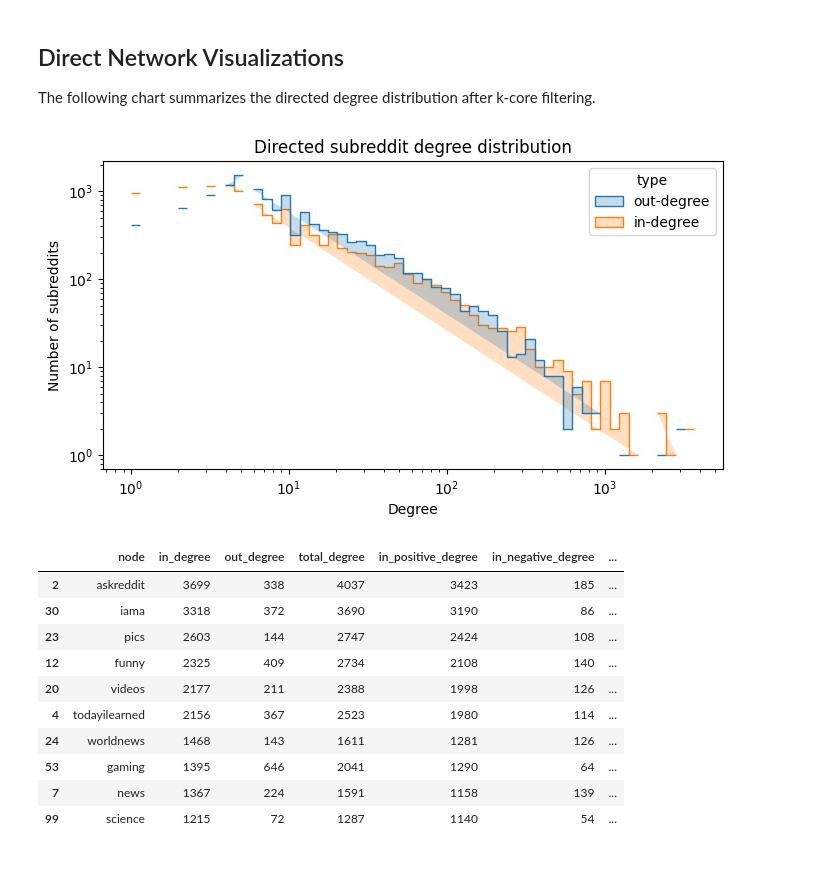
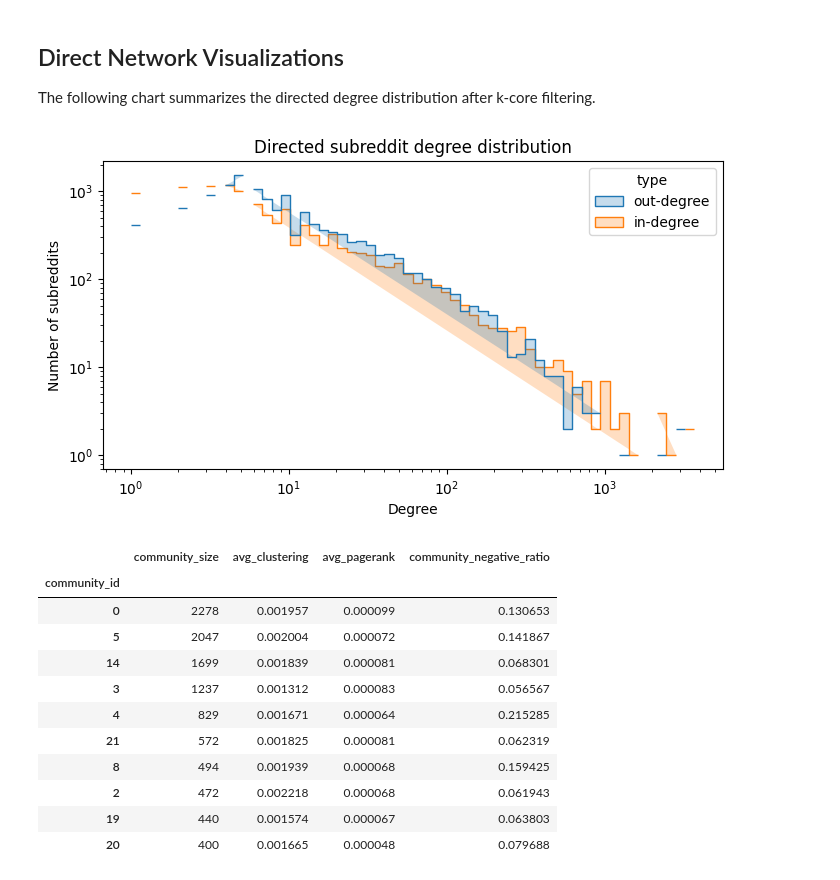
Before and after one commit to Tommyhuy1705/Explainable_Signed_Link_Prediction_for_Reddit_Inter-Community_Conflict_Warning, a Jupyter notebook: notebooks/02_network_construction.ipynb, the cells around one changed output. Cells and saved outputs as stored; diff of their text form; code cells hidden in the pictures.

```diff
--- a/notebooks/02_network_construction.ipynb
+++ b/notebooks/02_network_construction.ipynb
@@ -61,32 +61,44 @@ The following chart summarizes the directed degree distribution after k-core fil
 # %%
 import matplotlib.pyplot as plt
 import seaborn as sns
 import pandas as pd
 
 out_degree = frame.groupby('source_subreddit')['target_subreddit'].nunique()
 in_degree = frame.groupby('target_subreddit')['source_subreddit'].nunique()
 degree_frame = pd.concat([
     pd.DataFrame({'degree': out_degree, 'type': 'out-degree'}),
     pd.DataFrame({'degree': in_degree, 'type': 'in-degree'}),
 ], ignore_index=True)
 plt.figure(figsize=(8, 4))
 sns.histplot(data=degree_frame, x='degree', hue='type', bins=60, log_scale=(True, True), element='step')
 plt.title('Directed subreddit degree distribution')
 plt.xlabel('Degree')
 plt.ylabel('Number of subreddits')
 plt.show()
 
-node_features.sort_values('pagerank', ascending=False).head(10)
+community_summary = (
+    node_features.groupby('community_id')
+    .agg(
+        community_size=('node', 'size'),
+        avg_clustering=('clustering_coefficient', 'mean'),
+        avg_pagerank=('pagerank', 'mean'),
+        community_negative_ratio=('community_negative_ratio', 'mean'),
+    )
+    .sort_values('community_size', ascending=False)
+    .head(10)
+)
+community_summary
 # %% [output]
 [figure]
-|  | node | in_degree | out_degree | total_degree | in_positive_degree | in_negative_degree | ... |
-| 2 | askreddit | 3699 | 338 | 4037 | 3423 | 185 | ... |
-| 30 | iama | 3318 | 372 | 3690 | 3190 | 86 | ... |
-| 23 | pics | 2603 | 144 | 2747 | 2424 | 108 | ... |
-| 12 | funny | 2325 | 409 | 2734 | 2108 | 140 | ... |
-| 20 | videos | 2177 | 211 | 2388 | 1998 | 126 | ... |
-| 4 | todayilearned | 2156 | 367 | 2523 | 1980 | 114 | ... |
-| 24 | worldnews | 1468 | 143 | 1611 | 1281 | 126 | ... |
-| 53 | gaming | 1395 | 646 | 2041 | 1290 | 64 | ... |
-| 7 | news | 1367 | 224 | 1591 | 1158 | 139 | ... |
-| 99 | science | 1215 | 72 | 1287 | 1140 | 54 | ... |
+|  | community_size | avg_clustering | avg_pagerank | community_negative_ratio |
+| community_id |  |  |  |  |
+| 0 | 2278 | 0.001957 | 0.000099 | 0.130653 |
+| 5 | 2047 | 0.002004 | 0.000072 | 0.141867 |
+| 14 | 1699 | 0.001839 | 0.000081 | 0.068301 |
+| 3 | 1237 | 0.001312 | 0.000083 | 0.056567 |
+| 4 | 829 | 0.001671 | 0.000064 | 0.215285 |
+| 21 | 572 | 0.001825 | 0.000081 | 0.062319 |
+| 8 | 494 | 0.001939 | 0.000068 | 0.159425 |
+| 2 | 472 | 0.002218 | 0.000068 | 0.061943 |
+| 19 | 440 | 0.001574 | 0.000067 | 0.063803 |
+| 20 | 400 | 0.001665 | 0.000048 | 0.079688 |
```
Also changed, not shown: parts of 1 cell of this notebook, 2 other files.
